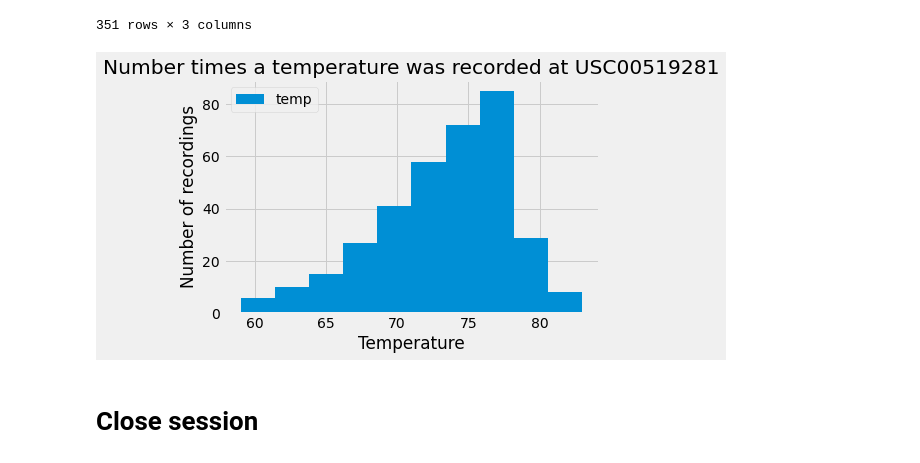
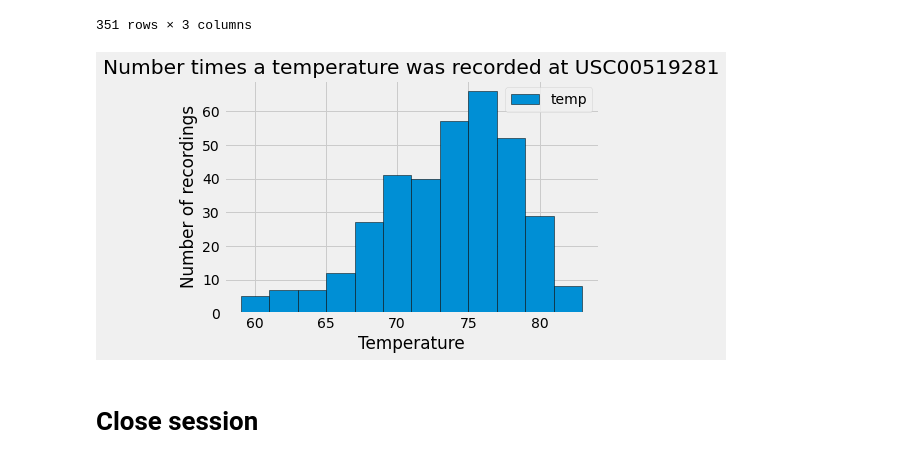
Before and after one commit to Jbullis29/sqlalchemy-challenge, a Jupyter notebook: climate_analysis.ipynb, the cells around one changed output. Cells and saved outputs as stored; diff of their text form; code cells hidden in the pictures.

Commit message:
Updated hist per the instructions to have 12 bins and added edge color

```diff
--- a/climate_analysis.ipynb
+++ b/climate_analysis.ipynb
@@ -209,12 +209,12 @@ temps_df
 351 rows × 3 columns
 # %%
 #bautiful Histagram
-temps_df.plot.hist()
+temps_df.plot.hist(bins =12, ec ='black')
 plt.xlabel('Temperature')
 plt.ylabel('Number of recordings')
 plt.title('Number times a temperature was recorded at USC00519281');
 # %% [output]
-[figure, old version]
+[figure, new version]
 # %% [markdown]
 # Close session
 # %%
```
